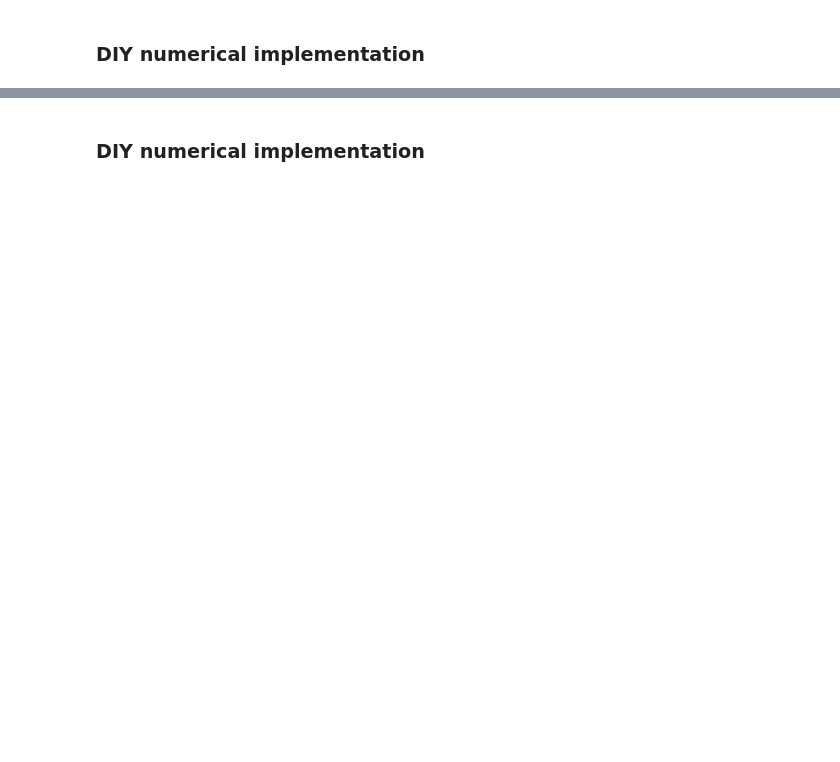
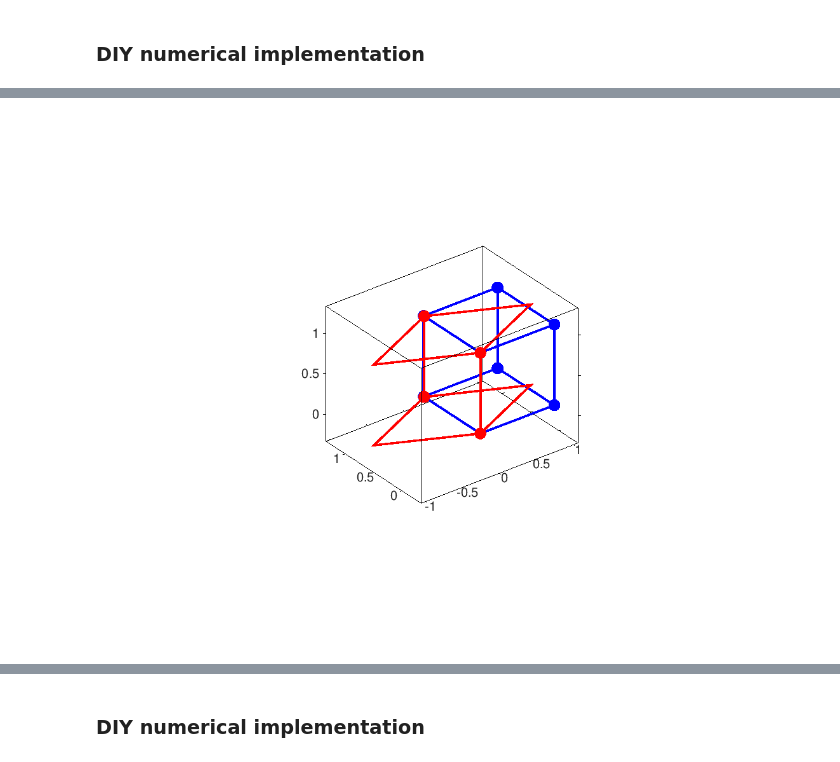
Before and after one commit to Kevin-Mattheus-Moerman/NUIG_BME_501, a Jupyter notebook: notebooks/nb1_Review_Continuum_Mechanics_and Basic_Tensor_Algebra.ipynb, the cells around one changed output, grey strips where cells are left out. Cells and saved outputs as stored; diff of their text form; code cells hidden in the pictures; blank space fills up the shorter version.

```diff
--- a/notebooks/nb1_Review_Continuum_Mechanics_and Basic_Tensor_Algebra.ipynb
+++ b/notebooks/nb1_Review_Continuum_Mechanics_and Basic_Tensor_Algebra.ipynb
@@ -368,0 +463,17 @@ The eigen values of $\mathbf{C}$ are the squared principal stretches $\lambda_1^
+# %%
+% Defining a point set
+[x,y,z]=meshgrid(0:1:1); % 3D point set grids
+X=[x(:) y(:) z(:)]; % A nx3 point set
+
+% Deform the point set with F
+Xn=(F*X')'; %Xn=Xn+2; % Deform
+
+% Visualize
+l=[1 2 4 3 1 5 6 8 7 5 7 3 4 8 6 2 6 ]; % Line description for plot
+hf=figure; hold on; % Open figure
+s=get(hf,'Position'); set(hf,'Position',[0 0 2*s(3) 2*s(4)]); set(gca,'FontSize',2*get(gca,'FontSize'));
+plot3(X(l,1),X(l,2),X(l,3),'b.-','MarkerSize',50,'LineWidth',10); % Plot initial
+plot3(Xn(l,1),Xn(l,2),Xn(l,3),'r.-','MarkerSize',50,'LineWidth',10); % Plot initial
+axis equal; view(3); box on; % Axis settings
+# %% [output]
+[figure, added]
```
Also changed, not shown: parts of 52 cells of this notebook, 1 other file.
